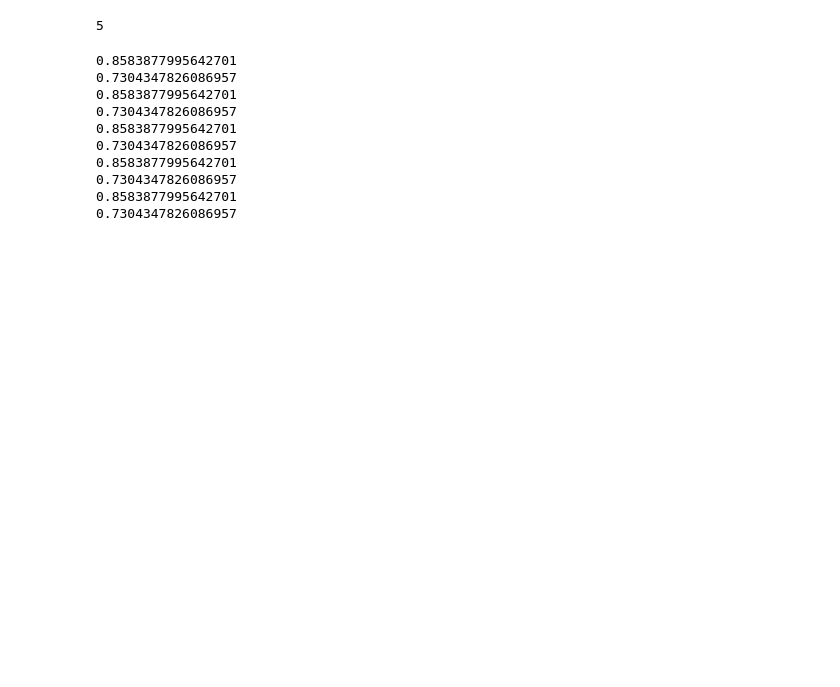
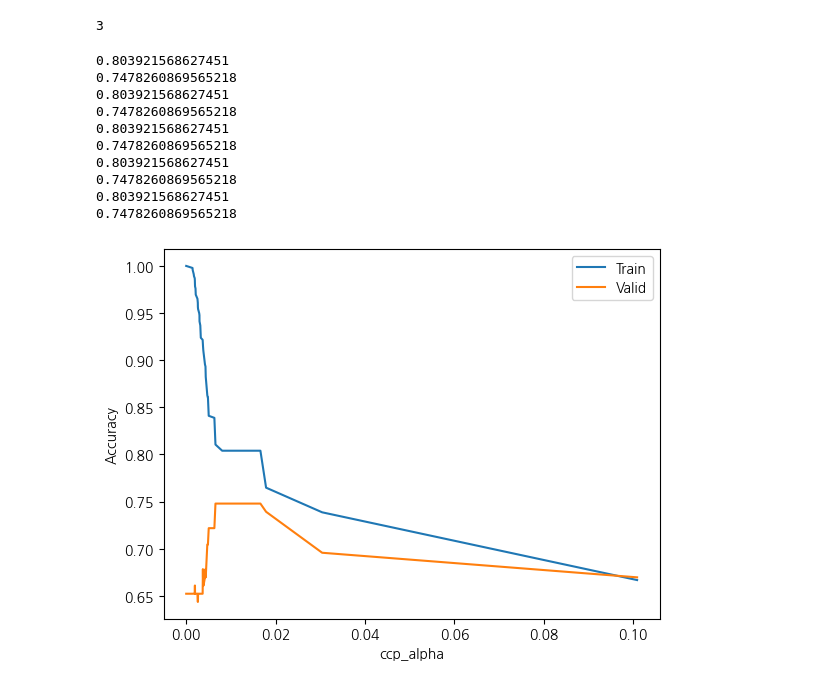
Before and after one commit to CubeMaterial/diabetes_predict, a Jupyter notebook: Note/diabetes_dt.ipynb, the cells around one changed output. Saved outputs shown, nothing was run; the diff lists cells and outputs as text; code cells hidden in the pictures; blank space fills up the shorter version.

```diff
--- a/Note/diabetes_dt.ipynb
+++ b/Note/diabetes_dt.ipynb
@@ -101,6 +162,7 @@ dt_cross_val_scores = []
 for depth in depth_list:
     dt = DecisionTreeClassifier(
         max_depth=depth,
+         ccp_alpha=0.01,#가지치기 강도”를 조절하는 하이퍼파라미터
         random_state=42
     )
 
@@ -118,10 +180,11 @@ for depth in depth_list:
 best_depth = depth_list[dt_cross_val_scores.index(max(dt_cross_val_scores))]
 best_depth
 # %% [output]
-5
+3
 # %%
 dt = DecisionTreeClassifier(
     max_depth=best_depth,
+     ccp_alpha=0.01,#가지치기 강도”를 조절하는 하이퍼파라미터
     random_state=42
 ).fit(x_train_data, y_train_target)
 xdtTrain = []
@@ -132,16 +195,46 @@ for i in range(5):
     print(dt.score(x_train_data, y_train_target))
     print(dt.score(x_valid_data, y_valid_target))
 # %% [output]
-0.8583877995642701
-0.7304347826086957
-0.8583877995642701
-0.7304347826086957
-0.8583877995642701
-0.7304347826086957
-0.8583877995642701
-0.7304347826086957
-0.8583877995642701
-0.7304347826086957
+0.803921568627451
+0.7478260869565218
+0.803921568627451
+0.7478260869565218
+0.803921568627451
+0.7478260869565218
+0.803921568627451
+0.7478260869565218
+0.803921568627451
+0.7478260869565218
+# %%
+path = DecisionTreeClassifier(random_state=42).cost_complexity_pruning_path(
+    x_train_data, y_train_target
+)
+
+ccp_alphas = path.ccp_alphas
+# %%
+train_scores = []
+valid_scores = []
+
+for alpha in ccp_alphas:
+    dt = DecisionTreeClassifier(
+        random_state=42,
+        ccp_alpha=alpha#가지치기 강도”를 조절하는 하이퍼파라미터
+    )
+    dt.fit(x_train_data, y_train_target)
+
+    train_scores.append(dt.score(x_train_data, y_train_target))
+    valid_scores.append(dt.score(x_valid_data, y_valid_target))
+# %%
+import matplotlib.pyplot as plt
+
+plt.plot(ccp_alphas, train_scores, label='Train')
+plt.plot(ccp_alphas, valid_scores, label='Valid')
+plt.legend()
+plt.xlabel("ccp_alpha")
+plt.ylabel("Accuracy")
+plt.show()
+# %% [output]
+[figure, added]
 # %%
 print('xTrain : ',np.mean(xdtTrain))
 print('Valid : ',np.mean(xdtValid))
```
Also changed, not shown: parts of 28 cells of this notebook, 1 other file.
